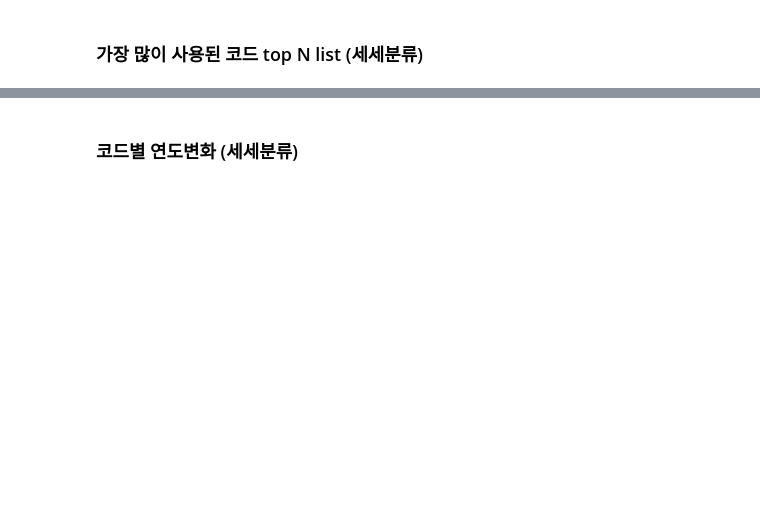
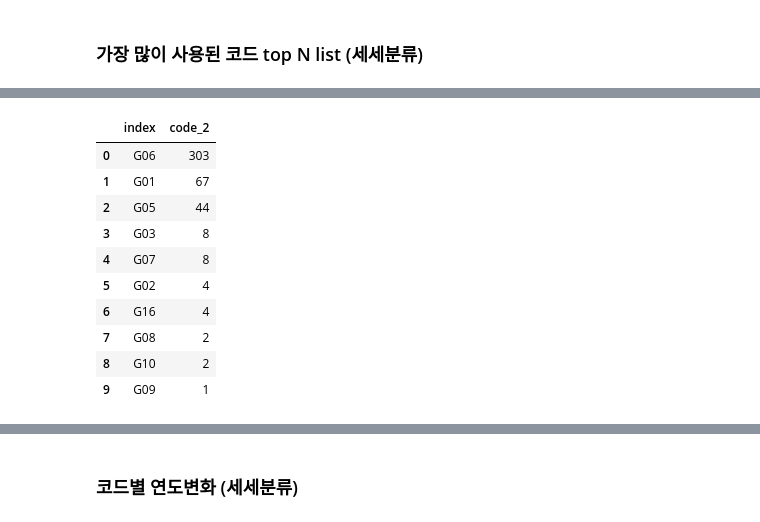
Before and after one commit to kmlee419/patent_analysis, a Jupyter notebook: Tesla_patent_analysis.ipynb, the cells around one changed output, grey strips where cells are left out. Cells and saved outputs as stored; diff of their text form; code cells hidden in the pictures; blank space fills up the shorter version.

```diff
--- a/Tesla_patent_analysis.ipynb
+++ b/Tesla_patent_analysis.ipynb
@@ -56,7 +86,19 @@ code_count.head(10) # 순위 개수 바꾸기 가능
 # %%
 #대분류 선택
-code = 'H'
+code = 'G'
 
 df_code = df[df['code_1']==code]
 code_count = df_code['code_2'].value_counts().reset_index()
 code_count.head(10) # 순위 개수 바꾸기 가능
+# %% [output]
+|  | index | code_2 |
+| 0 | G06 | 303 |
+| 1 | G01 | 67 |
+| 2 | G05 | 44 |
+| 3 | G03 | 8 |
+| 4 | G07 | 8 |
+| 5 | G02 | 4 |
+| 6 | G16 | 4 |
+| 7 | G08 | 2 |
+| 8 | G10 | 2 |
+| 9 | G09 | 1 |
```
Also changed, not shown: parts of 11 cells of this notebook.
